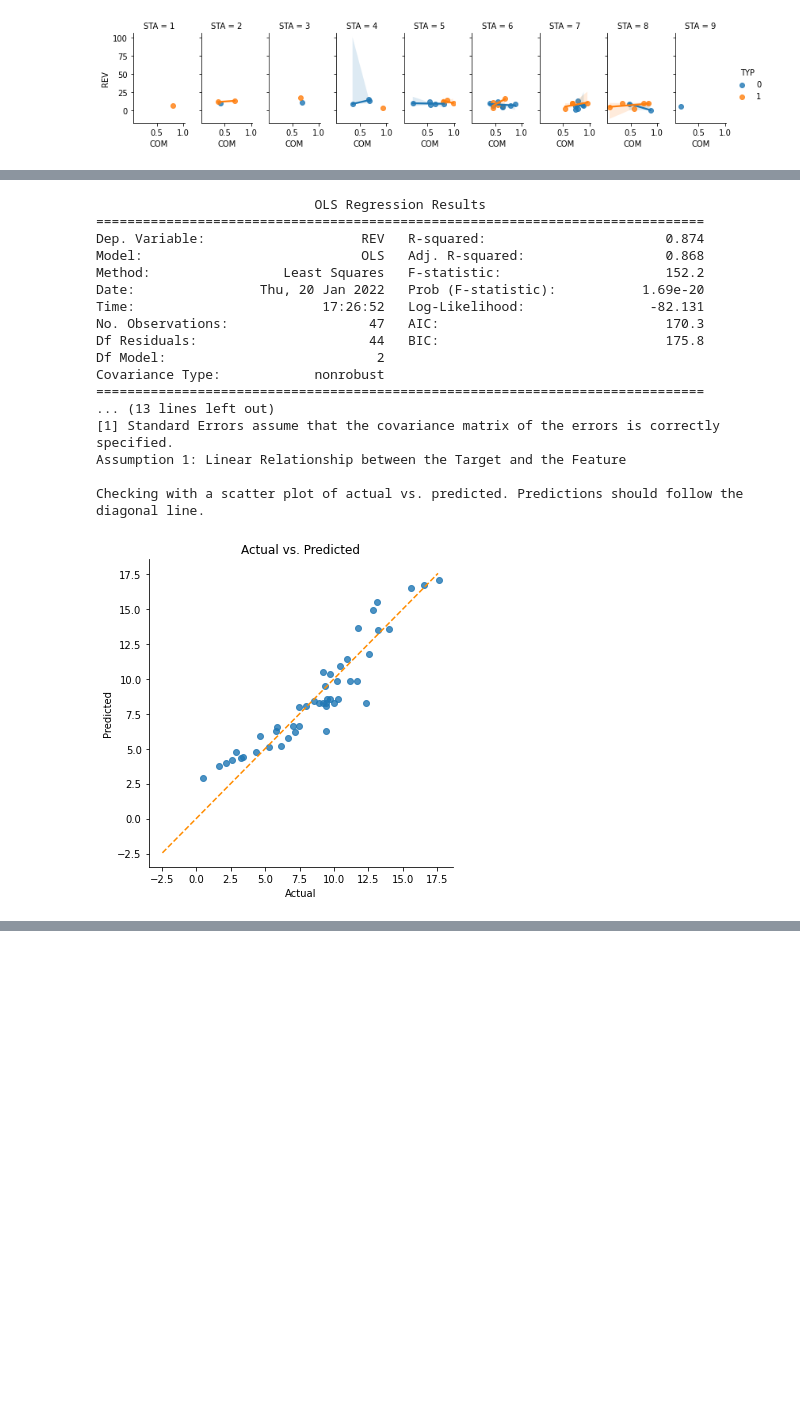
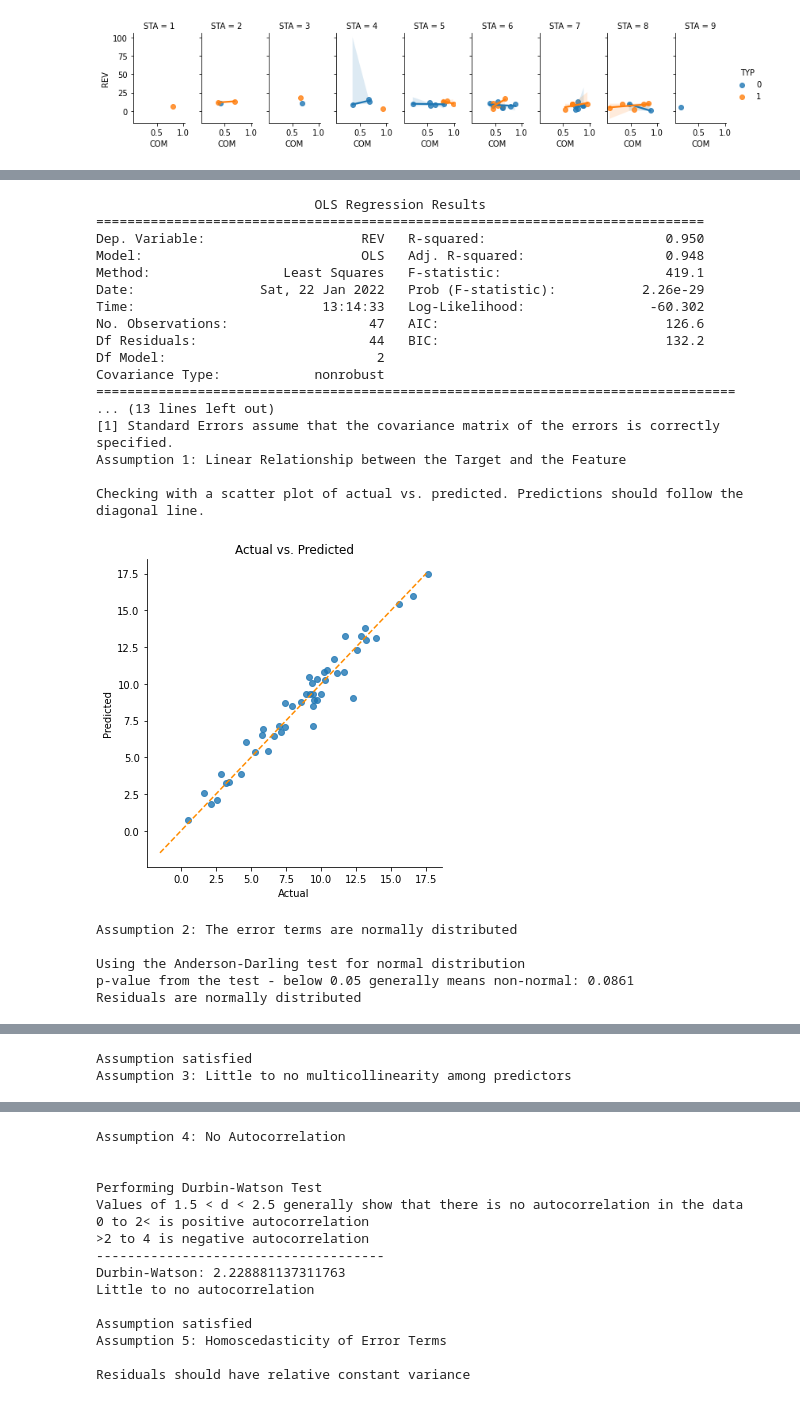
Before and after one commit to zdhiman/breweries, a Jupyter notebook: companions_regression.ipynb, the cells around one changed output, grey strips where cells are left out. Cells and saved outputs as stored; diff of their text form; code cells hidden in the pictures; blank space fills up the shorter version.

```diff
--- a/companions_regression.ipynb
+++ b/companions_regression.ipynb
@@ -29,6 +33,7 @@ Length of dataset: 47
 # %%
 df['INCOME_sq'] = df["INCOME"]*df["INCOME"]
 df['MAN_sq'] = df["MAN"]*df["MAN"]
+df["INCOME_inverse"] = 1/df["INCOME"]
 # %%
 def plot_histogram(col):
   print(f"Min: {df[col].min()} \nMean: {np.round(df[col].mean(),2)} \nMedian: {df[col].median()} \nMax: {df[col].max()}")
@@ -166,5 +171,5 @@ sns.heatmap(corr, mask=mask, annot=True, cmap=cmap, vmax=.3, center=0,
 # %%
-def linear_regression(x_cols, y_sqrt=False):
+def linear_regression(df, x_cols, y_sqrt=False):
   X = df[x_cols]
 
   if y_sqrt:
@@ -309,7 +314,7 @@ def homoscedasticity_assumption(df_results):
 
 # Model 1
 # all variables
-df_results = linear_regression(x_cols = ['MAN', 'STA', 'TYP', 'INCOME', 'COM'])
+df_results = linear_regression(df, x_cols = ['MAN', 'STA', 'TYP', 'INCOME', 'COM'])
 # %% [output]
                             OLS Regression Results
 ==============================================================================
@@ -422,23 +472,32 @@ Checking with a scatter plot of actual vs. predicted. Predictions should follow
 # %%
-# Model 5
-df_results = linear_regression(x_cols = ['MAN_sq', 'INCOME_sq'])
+# Model 6
+df_results = linear_regression(df, x_cols = ['MAN', 'INCOME_inverse'])
 linear_assumption(df_results)
+normal_errors_assumption(df_results)
+multicollinearity_assumption(df[['MAN', 'INCOME_inverse']])
+autocorrelation_assumption(df_results)
+homoscedasticity_assumption(df_results)
 # %% [output]
                             OLS Regression Results
 ==============================================================================
-Dep. Variable:                    REV   R-squared:                       0.874
-Model:                            OLS   Adj. R-squared:                  0.868
-Method:                 Least Squares   F-statistic:                     152.2
-Date:                Thu, 20 Jan 2022   Prob (F-statistic):           1.69e-20
-Time:                        17:26:52   Log-Likelihood:                -82.131
-No. Observations:                  47   AIC:                             170.3
-Df Residuals:                      44   BIC:                             175.8
+Dep. Variable:                    REV   R-squared:                       0.950
+Model:                            OLS   Adj. R-squared:                  0.948
+Method:                 Least Squares   F-statistic:                     419.1
+Date:                Sat, 22 Jan 2022   Prob (F-statistic):           2.26e-29
+Time:                        13:14:33   Log-Likelihood:                -60.302
+No. Observations:                  47   AIC:                             126.6
+Df Residuals:                      44   BIC:                             132.2
 Df Model:                           2
 Covariance Type:            nonrobust
-==============================================================================
+==================================================================================
 ... (13 lines left out)
 [1] Standard Errors assume that the covariance matrix of the errors is correctly specified.
 Assumption 1: Linear Relationship between the Target and the Feature
 
 Checking with a scatter plot of actual vs. predicted. Predictions should follow the diagonal line.
-[figure, old version]
+[figure, new version]
+Assumption 2: The error terms are normally distributed
+
+Using the Anderson-Darling test for normal distribution
+p-value from the test - below 0.05 generally means non-normal: 0.0861
+Residuals are normally distributed
@@ -444,0 +505,2 @@ Checking with a scatter plot of actual vs. predicted. Predictions should follow
+Assumption satisfied
+Assumption 3: Little to no multicollinearity among predictors
@@ -444,0 +508,15 @@ Checking with a scatter plot of actual vs. predicted. Predictions should follow
+Assumption 4: No Autocorrelation
+
+
+Performing Durbin-Watson Test
+Values of 1.5 < d < 2.5 generally show that there is no autocorrelation in the data
+0 to 2< is positive autocorrelation
+>2 to 4 is negative autocorrelation
+-------------------------------------
+Durbin-Watson: 2.228881137311763
+Little to no autocorrelation
+
+Assumption satisfied
+Assumption 5: Homoscedasticity of Error Terms
+
+Residuals should have relative constant variance
```
Also changed, not shown: parts of 22 cells of this notebook.
